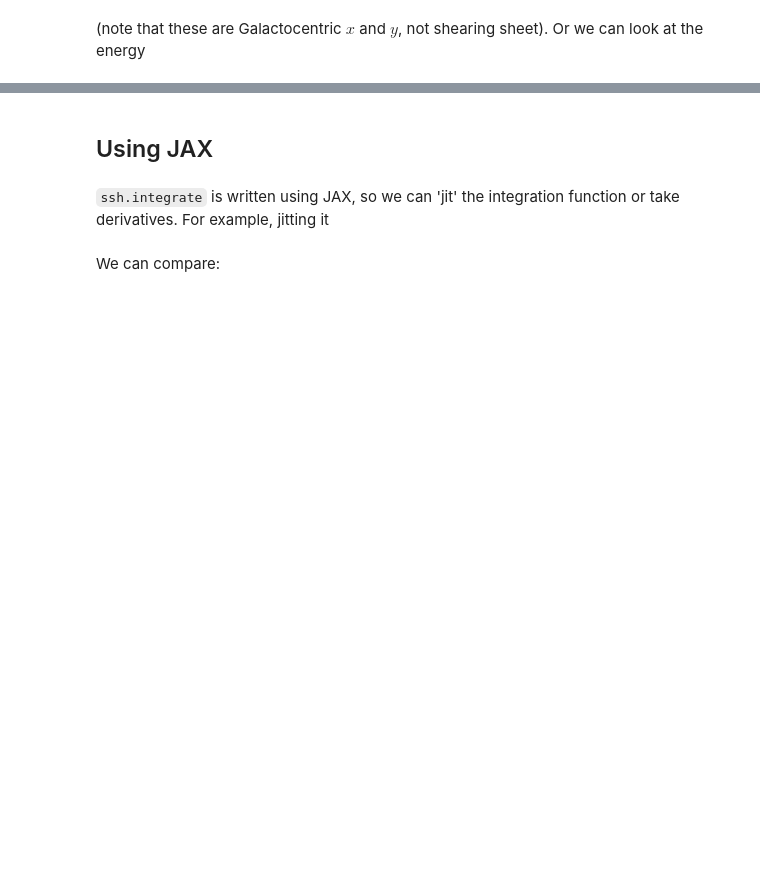
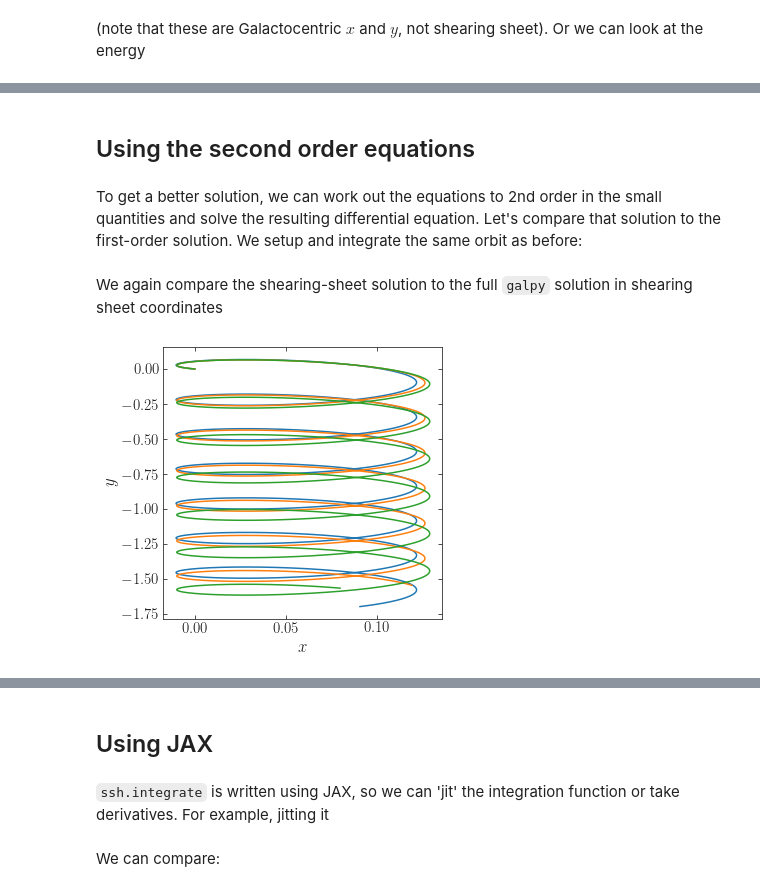
Before and after one commit to jobovy/shearing-sheet, a Jupyter notebook: nb/shearing-sheet-example.ipynb, the cells around one changed output, grey strips where cells are left out. Drawn from its saved outputs; the diff is of its cells as text; code cells hidden in the pictures; blank space fills up the shorter version.

Commit message:
Experiment with higher order terms and full EOM with force approx

```diff
--- a/nb/shearing-sheet-example.ipynb
+++ b/nb/shearing-sheet-example.ipynb
@@ -62,0 +69,23 @@ orb.plotE(overplot=True,pot=lp)
+# %% [markdown]
+## Using the second order equations
+# %% [markdown]
+To get a better solution, we can work out the equations to 2nd order in the small quantities and solve the resulting differential equation. Let's compare that solution to the first-order solution. We setup and integrate the same orbit as before:
+# %%
+orb= Orbit().toPlanar()[0] #orb= Orbit([1.,0.,1.01,0.])
+vxvv= shsh.util.galpy_to_sheet(orb,sheet)
+# %%
+ts= numpy.linspace(0.,30.,1001)
+orb.integrate(ts,lp)
+out2= shsh.integrate.integrate2(vxvv,ts,sheet['Omega0'],sheet['A'],sheet['R0'],sheet['Omega0pp'])
+# %% [markdown]
+We again compare the shearing-sheet solution to the full ``galpy`` solution in shearing sheet coordinates
+# %%
+plot(out[0],out[1])
+plot(out2[0],out2[1])
+orb.turn_physical_off()
+orb.integrate(ts,lp)
+plot(*shsh.util.galpy_to_sheet(orb,sheet)[:2])
+xlabel(r'$x$')
+ylabel(r'$y$');
+# %% [output]
+[figure, added]
```
Also changed, not shown: parts of 52 cells of this notebook, 2 other files.
